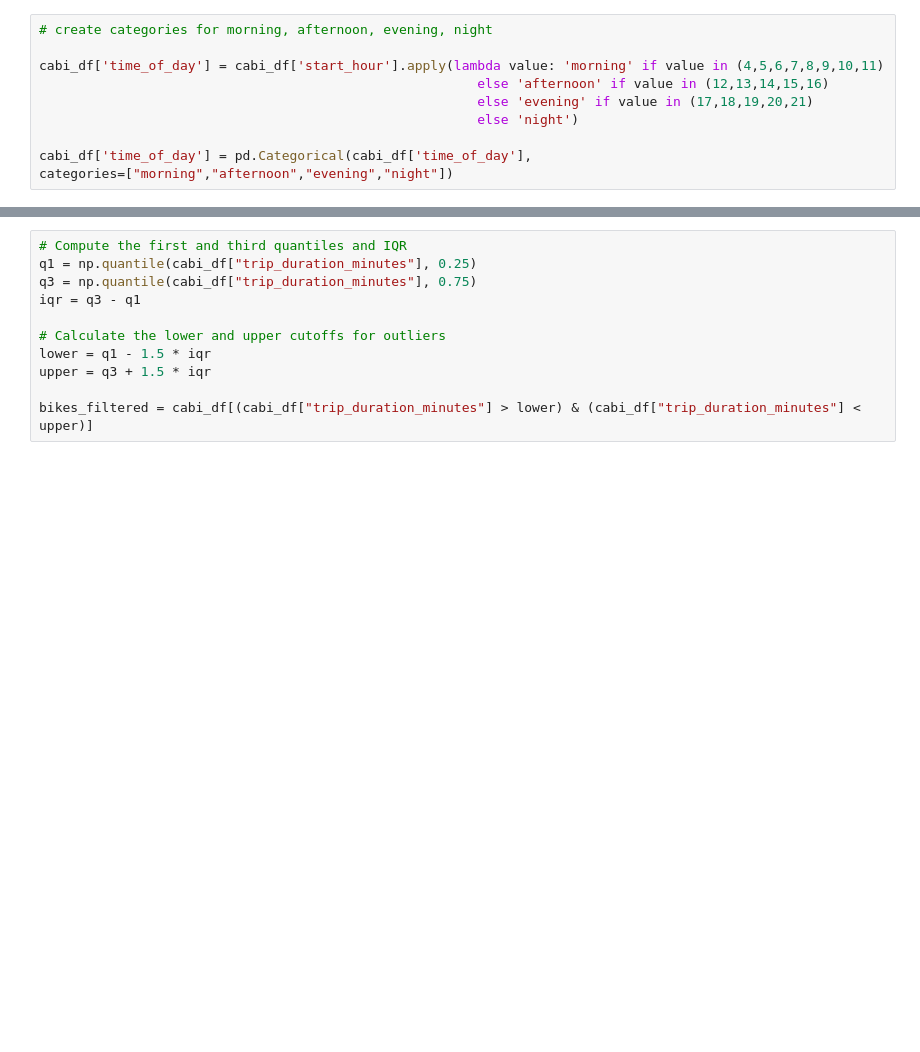
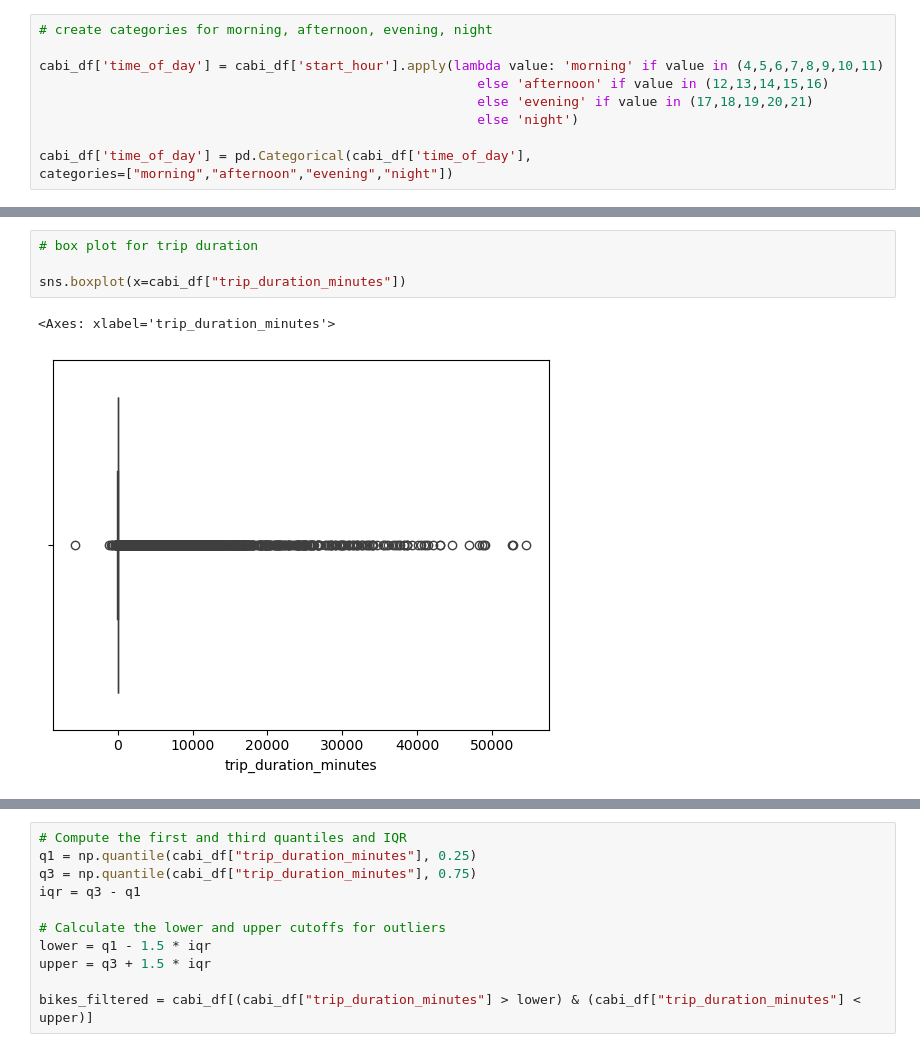
Before and after one commit to pabs-llama/capital-bikeshare-analysis, a Jupyter notebook: notebooks/01_EDA.ipynb, the cells around one changed output, grey strips where cells are left out. Drawn from its saved outputs; the diff is of its cells as text; blank space fills up the shorter version.

```diff
--- a/notebooks/01_EDA.ipynb
+++ b/notebooks/01_EDA.ipynb
@@ -368,0 +193,7 @@ Min trip duration : 0.0
+# %%
+# box plot for trip duration
+
+sns.boxplot(x=cabi_df["trip_duration_minutes"])
+# %% [output]
+<Axes: xlabel='trip_duration_minutes'>
+[figure, added]
```
Also changed, not shown: parts of 107 cells of this notebook, 4 other files.
